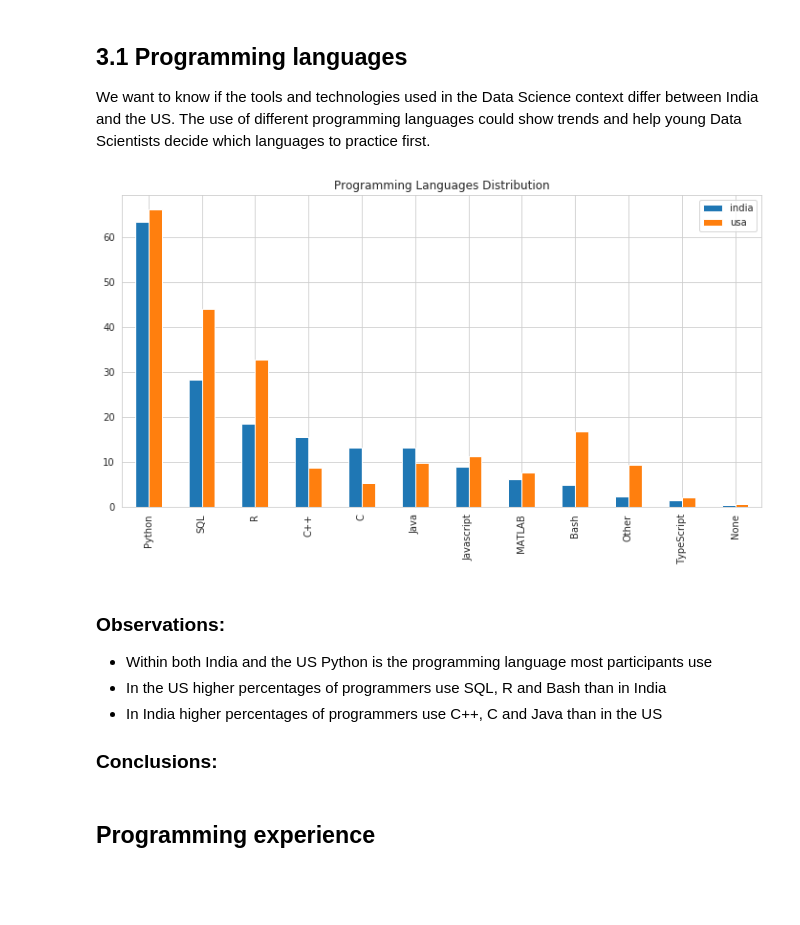
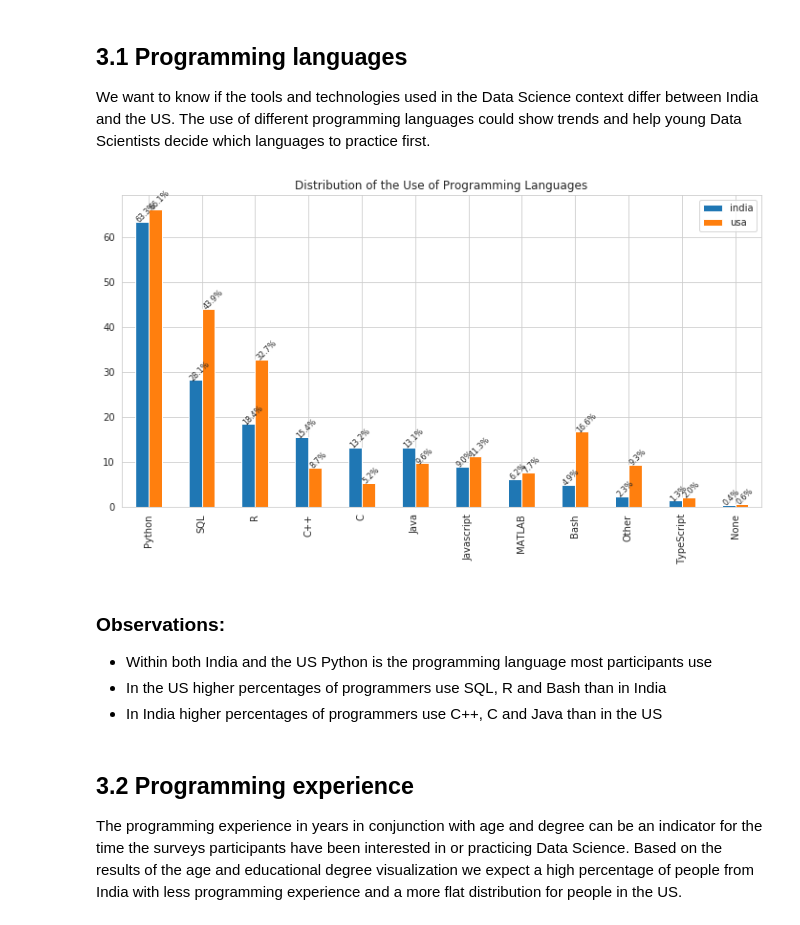
Before and after one commit to laurakah/BattleOfTheGiants, a Jupyter notebook: notebooks/main.ipynb, the cells around one changed output. Cells and saved outputs as stored; diff of their text form; code cells hidden in the pictures; blank space fills up the shorter version.

Commit message:
add final observations and conclusions

```diff
--- a/notebooks/main.ipynb
+++ b/notebooks/main.ipynb
@@ -344,21 +344,24 @@ languages_perc = total_to_perc(languages, india, usa, "india", "usa")
 # %%
 # programming languages percentages
 fig, ax = plt.subplots(figsize=figure_size)
 languages_perc.plot(kind="bar", ax=ax)
 
-ax.set_title("Programming Languages Distribution");
+for i in ax.patches:
+    ax.text(i.get_x(),i.get_height(), str(round((i.get_height()), 1))+"%", rotation=45, fontsize = 8)
+
+ax.set_title("Distribution of the Use of Programming Languages");
 plt.show()
 # %% [output]
-[figure, old version]
+[figure, new version]
 # %% [markdown]
 ### Observations:
 * Within both India and the US Python is the programming language most participants use
 * In the US higher percentages of programmers use SQL, R and Bash than in India
 * In India higher percentages of programmers use C++, C and Java than in the US
-
-### Conclusions:
-# %% [markdown]
-## Programming experience
+# %% [markdown]
+## 3.2 Programming experience
+The programming experience in years in conjunction with age and degree can be an indicator for the time the surveys participants have been interested in or practicing Data Science.
+Based on the results of the age and educational degree visualization we expect a high percentage of people from India with less programming experience and a more flat distribution for people in the US.
 # %%
 india_exp_dist = perc(india, "Q15").rename(columns={"Q15": "india"})
 usa_exp_dist = perc(usa, "Q15").rename(columns={"Q15": "usa"})
```
Also changed, not shown: parts of 20 cells of this notebook.
